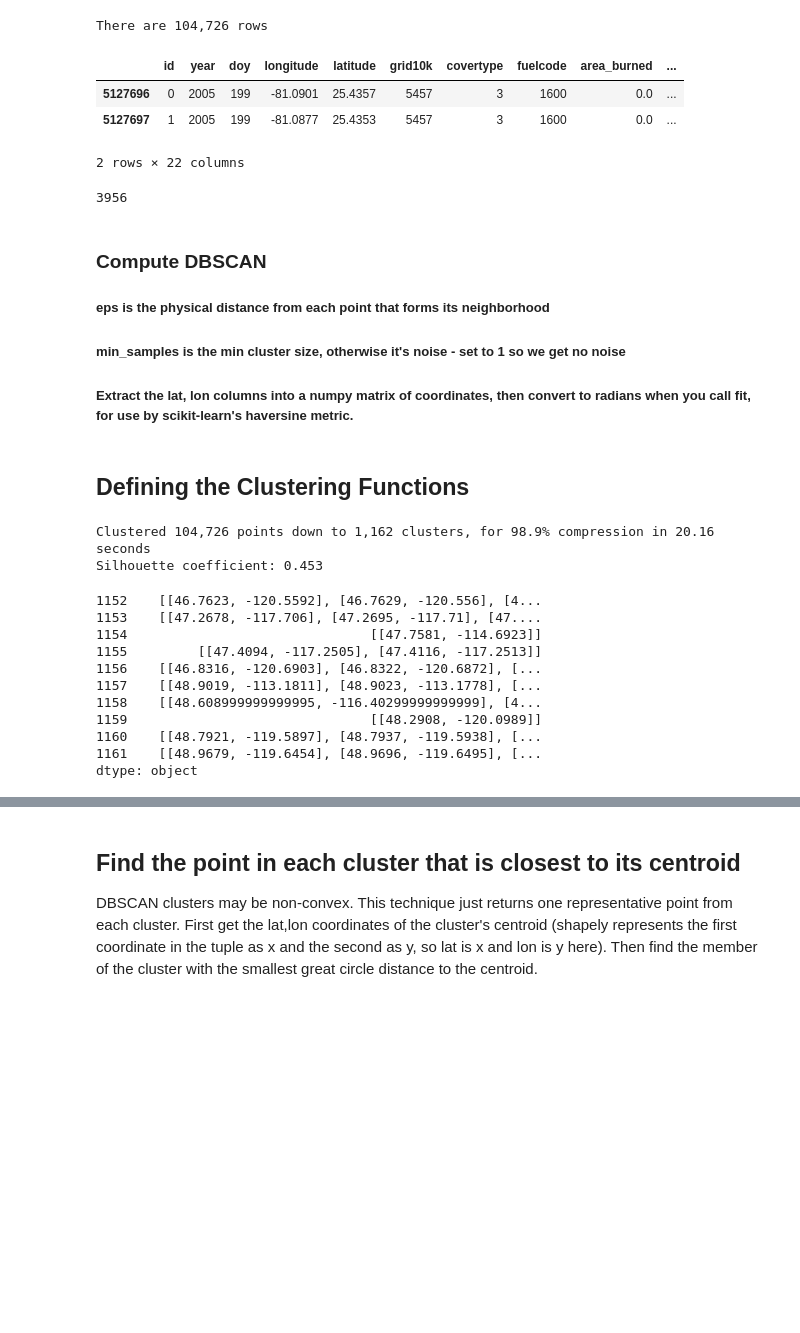
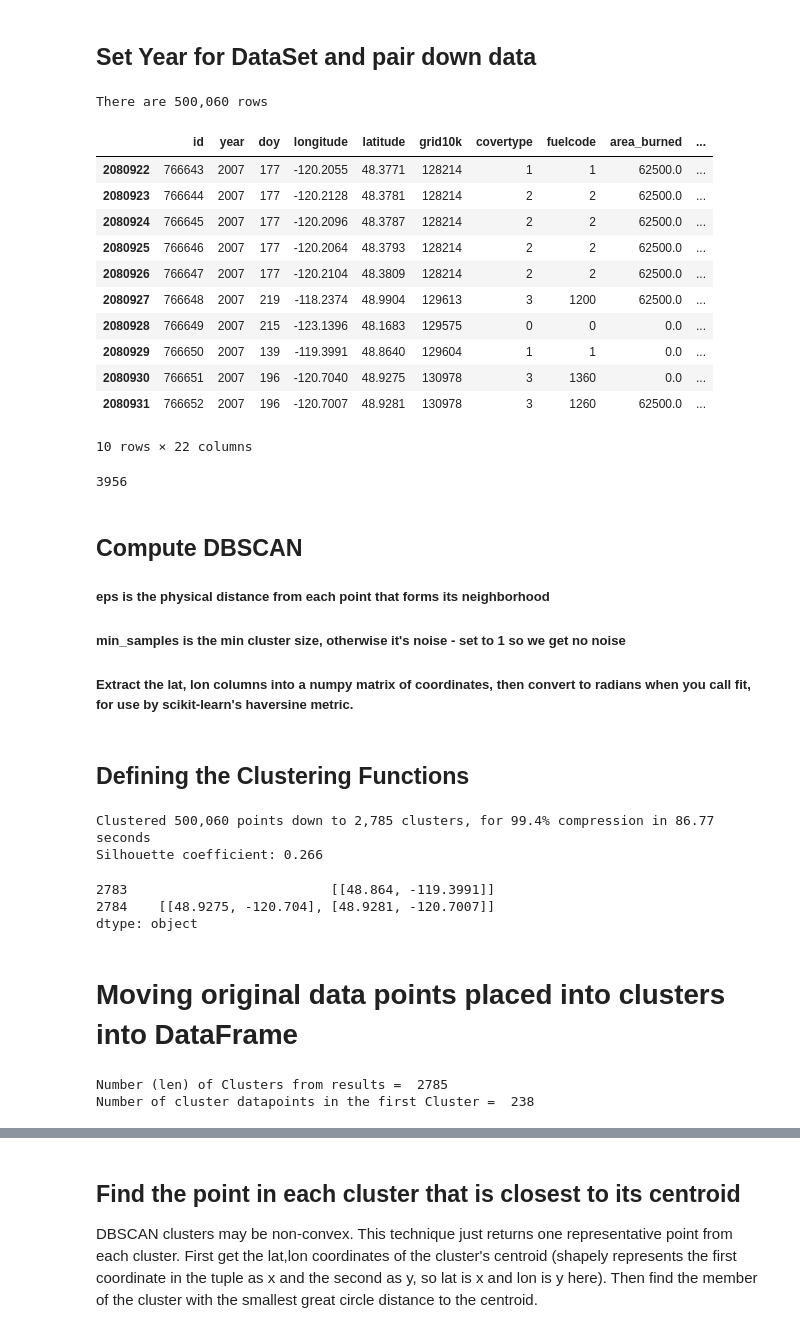
Before and after one commit to NahidGithub/Predicting-Wildfires, a Jupyter notebook: experimental code/ClusteringGeo.ipynb, the cells around one changed output, grey strips where cells are left out. Drawn from its saved outputs; the diff is of its cells as text; code cells hidden in the pictures; blank space fills up the shorter version.

```diff
--- a/experimental code/ClusteringGeo.ipynb
+++ b/experimental code/ClusteringGeo.ipynb
@@ -20,0 +41,2 @@ emdata = pd.read_csv('/Users/AlfHaugen/Python/Wildfire_Data/9 Missoula Emisions
+# %% [markdown]
+## Set Year for DataSet and pair down data
@@ -21,15 +45,25 @@ emdata = pd.read_csv('/Users/AlfHaugen/Python/Wildfire_Data/9 Missoula Emisions
 # %%
-emyear2005 = emdata[(emdata.year == 2005) & (emdata.doy > 181) & (emdata.doy < 213)]
-print('There are {:,} rows'.format(len(emyear2005)))
+### Variable to capture a single year of data for clustering.
+### Example - emyear20xx = emyear20xx[(emyear20xx.year == 2005) & (emdata.doy > 181) & (emdata.doy < 213)]
+emyearset20xx = emyear20xx[(emyear20xx.year == emyear) & (emyear20xx.longitude < -100)]
+print('There are {:,} rows'.format(len(emyearset20xx)))
 # %% [output]
-There are 104,726 rows
+There are 500,060 rows
-# %%
-emyear2005.head(2)
-# %% [output]
-|  | id | year | doy | longitude | latitude | grid10k | covertype | fuelcode | area_burned | ... |
-| 5127696 | 0 | 2005 | 199 | -81.0901 | 25.4357 | 5457 | 3 | 1600 | 0.0 | ... |
-| 5127697 | 1 | 2005 | 199 | -81.0877 | 25.4353 | 5457 | 3 | 1600 | 0.0 | ... |
-2 rows × 22 columns
+# %%
+emyearset20xx.tail(10)
+# %% [output]
+|  | id | year | doy | longitude | latitude | grid10k | covertype | fuelcode | area_burned | ... |
+| 2080922 | 766643 | 2007 | 177 | -120.2055 | 48.3771 | 128214 | 1 | 1 | 62500.0 | ... |
+| 2080923 | 766644 | 2007 | 177 | -120.2128 | 48.3781 | 128214 | 2 | 2 | 62500.0 | ... |
+| 2080924 | 766645 | 2007 | 177 | -120.2096 | 48.3787 | 128214 | 2 | 2 | 62500.0 | ... |
+| 2080925 | 766646 | 2007 | 177 | -120.2064 | 48.3793 | 128214 | 2 | 2 | 62500.0 | ... |
+| 2080926 | 766647 | 2007 | 177 | -120.2104 | 48.3809 | 128214 | 2 | 2 | 62500.0 | ... |
+| 2080927 | 766648 | 2007 | 219 | -118.2374 | 48.9904 | 129613 | 3 | 1200 | 62500.0 | ... |
+| 2080928 | 766649 | 2007 | 215 | -123.1396 | 48.1683 | 129575 | 0 | 0 | 0.0 | ... |
+| 2080929 | 766650 | 2007 | 139 | -119.3991 | 48.8640 | 129604 | 1 | 1 | 0.0 | ... |
+| 2080930 | 766651 | 2007 | 196 | -120.7040 | 48.9275 | 130978 | 3 | 1360 | 0.0 | ... |
+| 2080931 | 766652 | 2007 | 196 | -120.7007 | 48.9281 | 130978 | 3 | 1260 | 62500.0 | ... |
+10 rows × 22 columns
 # %%
 kms_per_radian = 3956
 ### 3956 for miles, 6371.0088 for kilometers
@@ -37,7 +71,7 @@ print(kms_per_radian)
 # %% [output]
 3956
 # %% [markdown]
-### Compute DBSCAN
+## Compute DBSCAN
 
  #####   eps is the physical distance from each point that forms its neighborhood
 #####    min_samples is the min cluster size, otherwise it's noise - set to 1 so we get no noise
@@ -58,26 +92,28 @@ num_clusters = len(set(cluster_labels))
 
 # all done, print the outcome
 message = 'Clustered {:,} points down to {:,} clusters, for {:.1f}% compression in {:,.2f} seconds'
-print(message.format(len(emyear2005), num_clusters, 100*(1 - float(num_clusters) / len(emyear2005)), time.time()-start_time))
+print(message.format(len(emyearset20xx), num_clusters, 100*(1 - float(num_clusters) / len(emyearset20xx)), time.time()-start_time))
 print('Silhouette coefficient: {:0.03f}'.format(metrics.silhouette_score(coords, cluster_labels)))
 # %% [output]
-Clustered 104,726 points down to 1,162 clusters, for 98.9% compression in 20.16 seconds
-Silhouette coefficient: 0.453
+Clustered 500,060 points down to 2,785 clusters, for 99.4% compression in 86.77 seconds
+Silhouette coefficient: 0.266
 # %%
 # turn the clusters into a pandas series, where each element is a cluster of points
 clusters = pd.Series([coords[cluster_labels==n] for n in range(num_clusters)])
 # %%
 # Print clusters to see what's in it:: ok, looks like all the coordindates for cluster.
-clusters.tail(10)
+clusters.tail(2)
 # %% [output]
-1152    [[46.7623, -120.5592], [46.7629, -120.556], [4...
-1153    [[47.2678, -117.706], [47.2695, -117.71], [47....
-1154                               [[47.7581, -114.6923]]
-1155         [[47.4094, -117.2505], [47.4116, -117.2513]]
-1156    [[46.8316, -120.6903], [46.8322, -120.6872], [...
-1157    [[48.9019, -113.1811], [48.9023, -113.1778], [...
-1158    [[48.608999999999995, -116.40299999999999], [4...
-1159                               [[48.2908, -120.0989]]
-1160    [[48.7921, -119.5897], [48.7937, -119.5938], [...
-1161    [[48.9679, -119.6454], [48.9696, -119.6495], [...
+2783                          [[48.864, -119.3991]]
+2784    [[48.9275, -120.704], [48.9281, -120.7007]]
 dtype: object
+# %% [markdown]
+# Moving original data points placed into clusters into DataFrame
+# %%
+ab = list(zip(clusters[0]))
+ab = len(ab)
+print('Number (len) of Clusters from results = ', len(clusters))
+print('Number of cluster datapoints in the first Cluster = ', ab)
+# %% [output]
+Number (len) of Clusters from results =  2785
+Number of cluster datapoints in the first Cluster =  238
```
Also changed, not shown: parts of 15 cells of this notebook.
